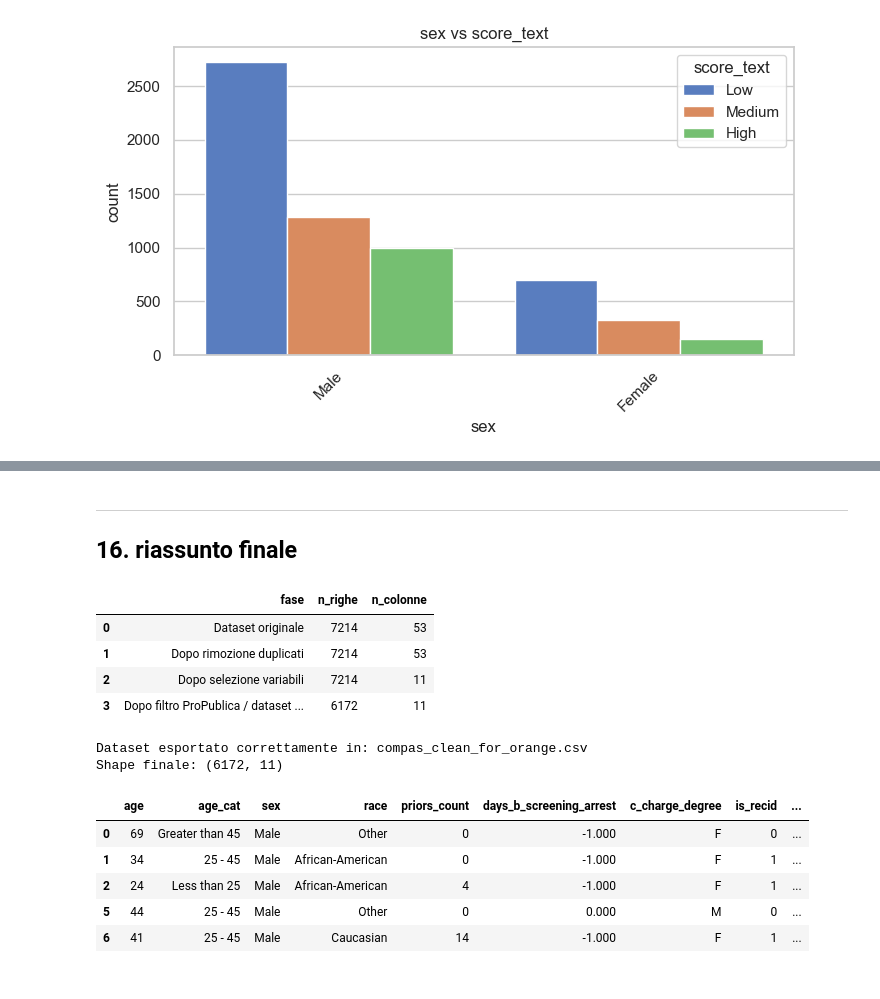
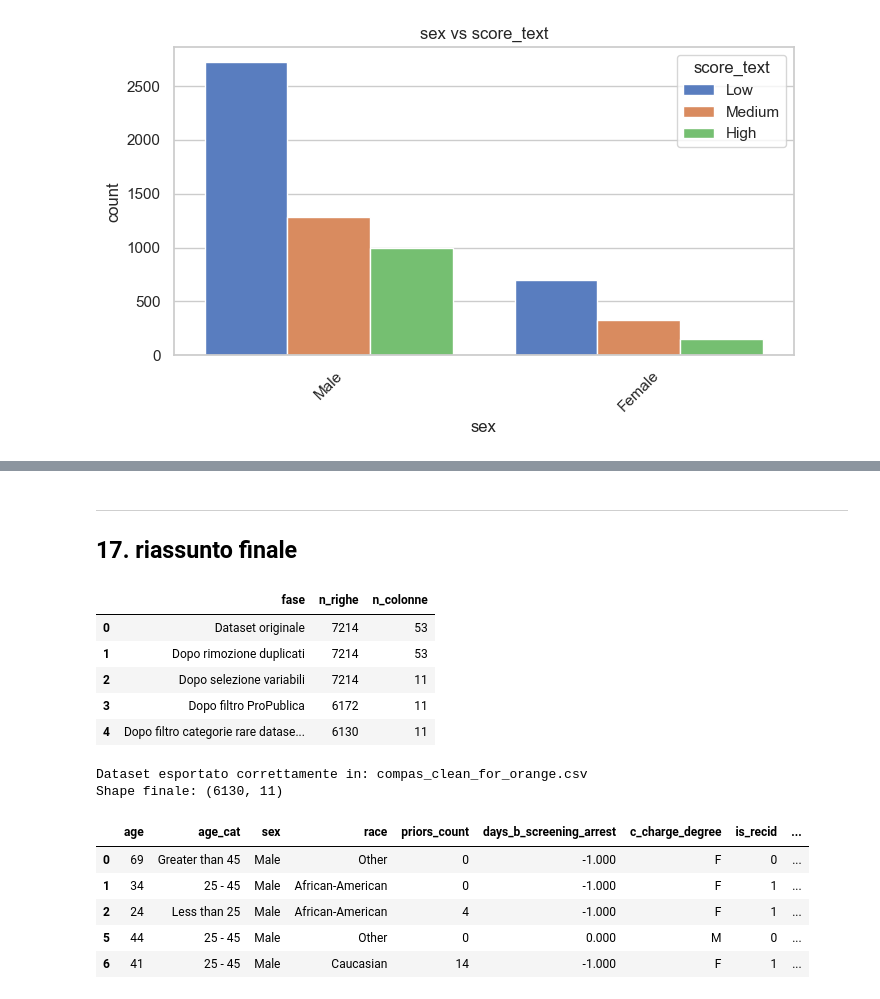
Before and after one commit to anna8987/tesi-COMPAS, a Jupyter notebook: tesiCOMPAS.ipynb, the cells around one changed output, grey strips where cells are left out. Cells and saved outputs as stored; diff of their text form; code cells hidden in the pictures.

```diff
--- a/tesiCOMPAS.ipynb
+++ b/tesiCOMPAS.ipynb
@@ -781,0 +812,21 @@ Distribuzione percentuale di score_text per sex:
+# %%
+df_final = df_filtered.copy()
+
+threshold = 0.01  # soglia dell'1%
+
+race_freq = df_final["race"].value_counts(normalize=True)
+rare_races = race_freq[race_freq < threshold].index
+
+print("Categorie rare da eliminare:")
+print(list(rare_races))
+
+df_final = df_final[~df_final["race"].isin(rare_races)].copy()
+
+print("Shape prima dell'eliminazione:", df_filtered.shape)
+print("Shape dopo l'eliminazione:", df_final.shape)
+
+print("\nDistribuzione finale di race:")
+print(df_final["race"].value_counts())
+
+print("\nPercentuali finali:")
+print(round(df_final["race"].value_counts(normalize=True) * 100, 2))
@@ -782,50 +854,54 @@ Distribuzione percentuale di score_text per sex:
 # %% [markdown]
 ___
-## 16. riassunto finale
+## 17. riassunto finale
 # %%
 df_nodup = df_raw.drop_duplicates()
 df_selected = df_nodup[cols].copy()
 
 shape_summary = pd.DataFrame({
     "fase": [
         "Dataset originale",
         "Dopo rimozione duplicati",
         "Dopo selezione variabili",
-        "Dopo filtro ProPublica / dataset finale"
+        "Dopo filtro ProPublica",
+        "Dopo filtro categorie rare dataset finale"
     ],
     "n_righe": [
         df_raw.shape[0],
         df_nodup.shape[0],
         df_selected.shape[0],
-        df_filtered.shape[0]
+        df_filtered.shape[0],
+        df_final.shape[0]
     ],
     "n_colonne": [
         df_raw.shape[1],
         df_nodup.shape[1],
         df_selected.shape[1],
-        df_filtered.shape[1]
+        df_filtered.shape[1],
+        df_final.shape[1]
     ]
 })
 
 display(shape_summary)
 # %% [output]
 |  | fase | n_righe | n_colonne |
 | 0 | Dataset originale | 7214 | 53 |
 | 1 | Dopo rimozione duplicati | 7214 | 53 |
 | 2 | Dopo selezione variabili | 7214 | 11 |
-| 3 | Dopo filtro ProPublica / dataset ... | 6172 | 11 |
+| 3 | Dopo filtro ProPublica | 6172 | 11 |
+| 4 | Dopo filtro categorie rare datase... | 6130 | 11 |
 # %%
 # Esportazione dataset finale per Orange
 output_path = "compas_clean_for_orange.csv"
 
-df_filtered.to_csv(output_path, index=False)
+df_final.to_csv(output_path, index=False)
 
 print(f"Dataset esportato correttamente in: {output_path}")
-print(f"Shape finale: {df_filtered.shape}")
-df_filtered.head()
+print(f"Shape finale: {df_final.shape}")
+df_final.head()
 # %% [output]
 Dataset esportato correttamente in: compas_clean_for_orange.csv
-Shape finale: (6172, 11)
+Shape finale: (6130, 11)
 |  | age | age_cat | sex | race | priors_count | days_b_screening_arrest | c_charge_degree | is_recid | ... |
 | 0 | 69 | Greater than 45 | Male | Other | 0 | -1.000 | F | 0 | ... |
 | 1 | 34 | 25 - 45 | Male | African-American | 0 | -1.000 | F | 1 | ... |
```
Also changed, not shown: parts of 5 cells of this notebook, 1 other file.
